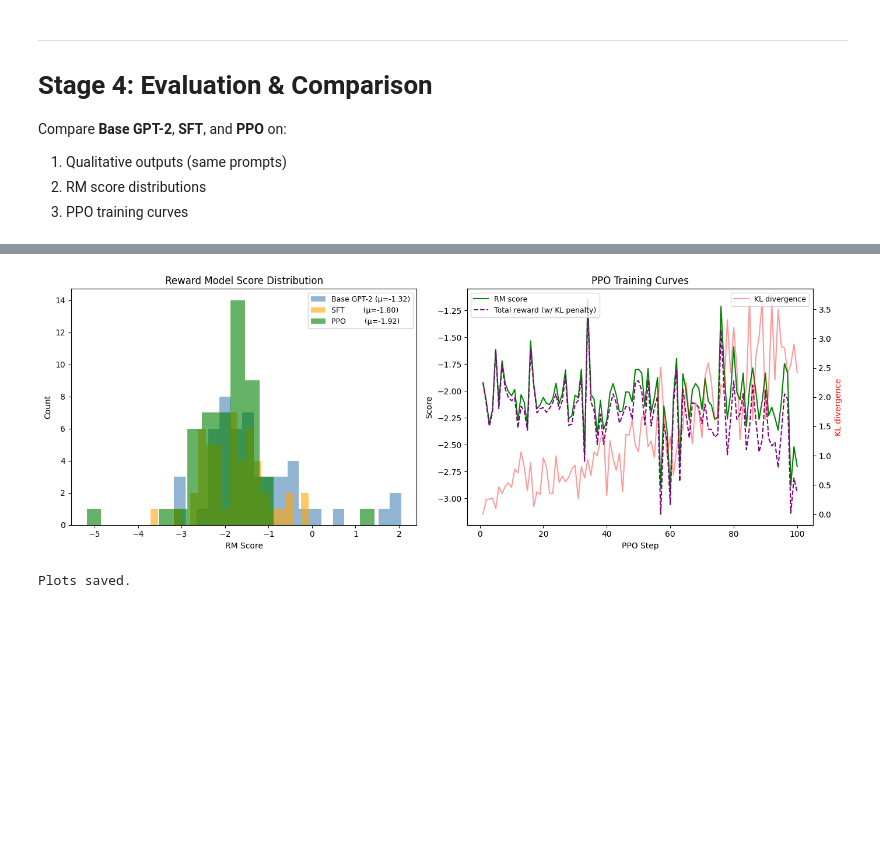
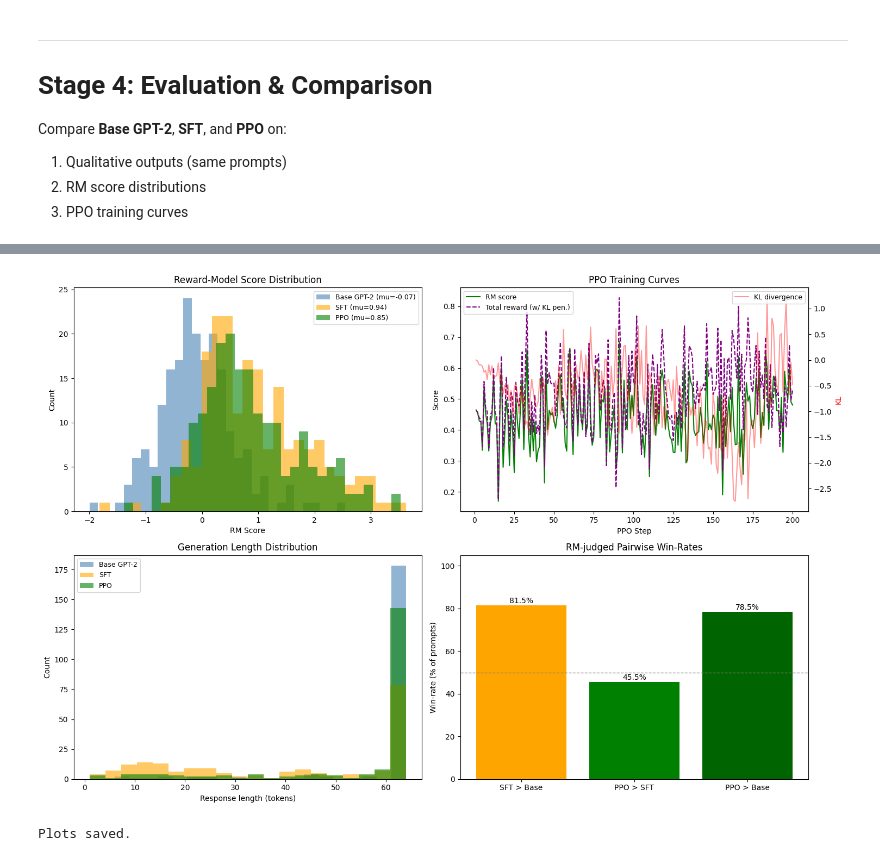
Before and after one commit to Cuibing-fundemental/llm-26, a Jupyter notebook: lecture-08-sft-rm-ppo/lecture-08-sft-rm-ppo.ipynb, the cells around one changed output, grey strips where cells are left out. Drawn from its saved outputs; the diff is of its cells as text; code cells hidden in the pictures; blank space fills up the shorter version.

```diff
--- a/lecture-08-sft-rm-ppo/lecture-08-sft-rm-ppo.ipynb
+++ b/lecture-08-sft-rm-ppo/lecture-08-sft-rm-ppo.ipynb
@@ -386,7 +456,7 @@ def generate(model, instruction, inp="", max_new_tokens=100, temperature=0.7):
 tests = [
     ("Explain what a transformer is to a 10-year-old.", ""),
     ("Write 3 tips for productive remote work.", ""),
-    ("Translate to Chinese.", "I love machine learning."),
+    ("Translate to Chinese.", ""),
 ]
 print("=== SFT sample outputs ===")
 for inst, inp in tests:
@@ -797,10 +1333,15 @@ def ppo_step(rollout: dict) -> dict:
                 critic_loss=l_vf.item(), approx_kl=approx_kl)
 # %%
 # Prompt pool from Alpaca (instruction-only, no output)
+n_prompts = (cfg.ppo_n_prompts
+             if cfg.ppo_n_prompts is not None
+             else len(alpaca_full))
 ppo_prompts = [
     format_prompt(alpaca_full[i]["instruction"], alpaca_full[i].get("input","") or "")
-    for i in range(cfg.ppo_n_prompts)
+    for i in range(min(n_prompts, len(alpaca_full)))
 ]
+print(f"PPO prompt pool: {len(ppo_prompts)}")
+
 ppo_optimizer = AdamW(actor_critic.parameters(), lr=cfg.ppo_lr, weight_decay=0.01)
 ppo_log = []
 
@@ -808,16 +1349,13 @@ print(f"PPO: {cfg.ppo_steps} steps × {cfg.ppo_epochs} inner epochs, batch={cfg.
 
 for step in range(1, cfg.ppo_steps + 1):
     batch_prompts = random.sample(ppo_prompts, cfg.ppo_batch_size)
-
-    # ── Rollout ────────────────────────────────────────────────────────
     rollout = collect_rollout(batch_prompts)
 
-    # ── K inner PPO epochs ─────────────────────────────────────────────
     inner_metrics = []
     for _ in range(cfg.ppo_epochs):
         m = ppo_step(rollout)
         inner_metrics.append(m)
-        if m["approx_kl"] > 1.5 * cfg.kl_coef:   # early stop
+        if m["approx_kl"] > 1.5 * cfg.kl_coef:
             break
 
     avg = {k: float(np.mean([m[k] for m in inner_metrics])) for k in inner_metrics[0]}
@@ -939,42 +1537,59 @@ PPO:        -1.923 ± 0.831
 # %%
-fig, (ax1, ax2) = plt.subplots(1, 2, figsize=(14, 5))
+fig, axes = plt.subplots(2, 2, figsize=(15, 10))
+ax1, ax2, ax3, ax4 = axes.flat
 
-# ── RM score histogram ─────────────────────────────────────────────────────
+# RM score histogram
 for scores, label, color in [
-    (base_sc, f"Base GPT-2 (μ={np.mean(base_sc):.2f})", "steelblue"),
-    (sft_sc,  f"SFT        (μ={np.mean(sft_sc):.2f})",  "orange"),
-    (ppo_sc,  f"PPO        (μ={np.mean(ppo_sc):.2f})",  "green"),
+    (base_sc, f"Base GPT-2 (mu={np.mean(base_sc):.2f})", "steelblue"),
+    (sft_sc,  f"SFT (mu={np.mean(sft_sc):.2f})",         "orange"),
+    (ppo_sc,  f"PPO (mu={np.mean(ppo_sc):.2f})",         "green"),
 ]:
-    ax1.hist(scores, bins=20, alpha=0.6, label=label, color=color)
-ax1.set_xlabel("RM Score")
-ax1.set_ylabel("Count")
-ax1.set_title("Reward Model Score Distribution")
-ax1.legend(fontsize=9)
+    ax1.hist(scores, bins=30, alpha=0.6, label=label, color=color)
+ax1.set_xlabel("RM Score"); ax1.set_ylabel("Count")
+ax1.set_title("Reward-Model Score Distribution"); ax1.legend(fontsize=9)
 
-# ── PPO training curves ────────────────────────────────────────────────────
+# PPO training curves
 if ppo_log:
-    steps   = [m["ppo/step"]   for m in ppo_log]
+    steps   = [m["ppo/step"]     for m in ppo_log]
     rm_vals = [m["ppo/rm_score"] for m in ppo_log]
-    tot_r   = [m["ppo/reward"] for m in ppo_log]
-    kl_vals = [m["ppo/kl"]     for m in ppo_log]
+    tot_r   = [m["ppo/reward"]   for m in ppo_log]
+    kl_vals = [m["ppo/kl"]       for m in ppo_log]
+    ax2.plot(steps, rm_vals, label="RM score", color="green")
+    ax2.plot(steps, tot_r,   label="Total reward (w/ KL pen.)", color="purple", ls="--")
+    ax2.set_xlabel("PPO Step"); ax2.set_ylabel("Score")
+    ax2.set_title("PPO Training Curves"); ax2.legend(loc="upper left", fontsize=9)
+    ax2b = ax2.twinx()
+    ax2b.plot(steps, kl_vals, color="red", alpha=0.4, label="KL divergence")
+    ax2b.set_ylabel("KL", color="red"); ax2b.legend(loc="upper right", fontsize=9)
 
-    ax2.plot(steps, rm_vals, label="RM score", color="green")
-    ax2.plot(steps, tot_r,   label="Total reward (w/ KL penalty)", color="purple", ls="--")
-    ax2.set_xlabel("PPO Step")
-    ax2.set_ylabel("Score")
-    ax2.set_title("PPO Training Curves")
-    ax2.legend(loc="upper left", fontsize=9)
+# Generation-length distribution
+for lens, label, color in [
+    (base_len, "Base GPT-2", "steelblue"),
+    (sft_len,  "SFT",        "orange"),
+    (ppo_len,  "PPO",        "green"),
+]:
+    ax3.hist(lens, bins=20, alpha=0.6, label=label, color=color)
+ax3.set_xlabel("Response length (tokens)"); ax3.set_ylabel("Count")
+ax3.set_title("Generation Length Distribution"); ax3.legend(fontsize=9)
 
-    ax3 = ax2.twinx()
-    ax3.plot(steps, kl_vals, color="red", alpha=0.4, label="KL divergence")
-    ax3.set_ylabel("KL divergence", color="red")
-    ax3.legend(loc="upper right", fontsize=9)
+# Win-rate bar chart
+labels  = ["SFT > Base", "PPO > SFT", "PPO > Base"]
+winrates = [wr_sft_base[0], wr_ppo_sft[0], wr_ppo_base[0]]
+bars = ax4.bar(labels, [w*100 for w in winrates],
+               color=["orange", "green", "darkgreen"])
+ax4.axhline(50, color="grey", ls="--", lw=1)
+ax4.set_ylabel("Win-rate (% of prompts)")
+ax4.set_title("RM-judged Pairwise Win-Rates")
+for b, w in zip(bars, winrates):
+    ax4.text(b.get_x() + b.get_width()/2, b.get_height() + 1,
+             f"{w*100:.1f}%", ha="center", fontsize=10)
+ax4.set_ylim(0, 105)
 
 plt.tight_layout()
 plt.savefig("evaluation.png", dpi=150, bbox_inches="tight")
 wandb.log({"eval/score_distribution": wandb.Image("evaluation.png")})
 plt.show()
 print("Plots saved.")
 # %% [output]
-[figure, old version]
+[figure, new version]
 Plots saved.
```
Also changed, not shown: parts of 39 cells of this notebook, 5 other files.
